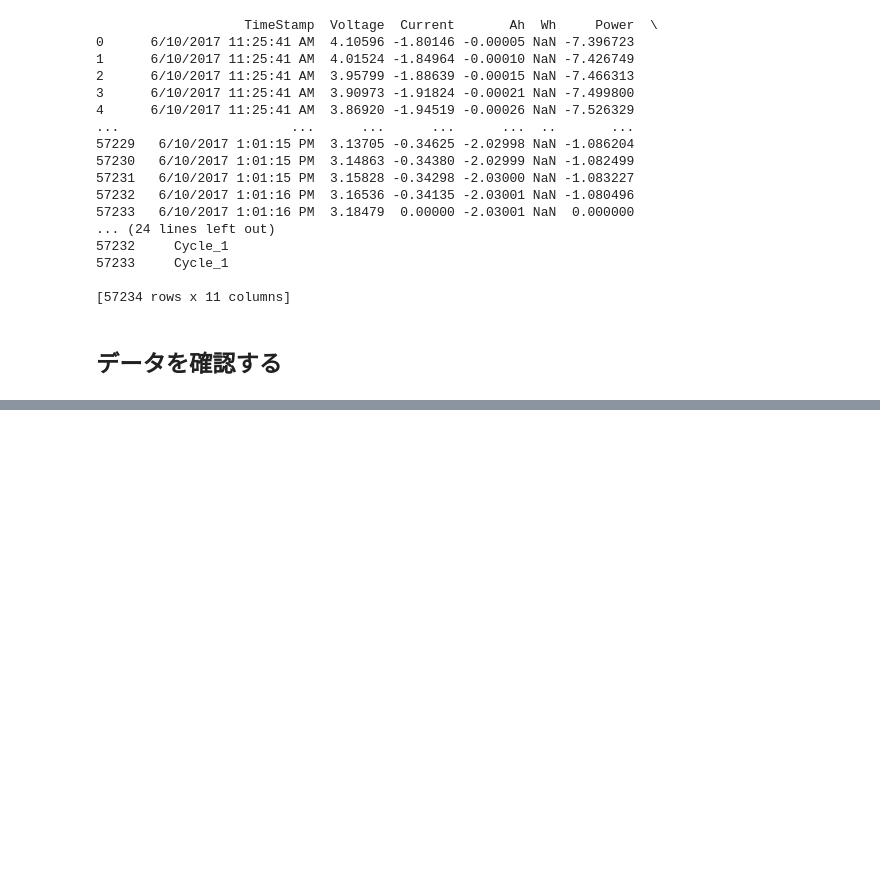
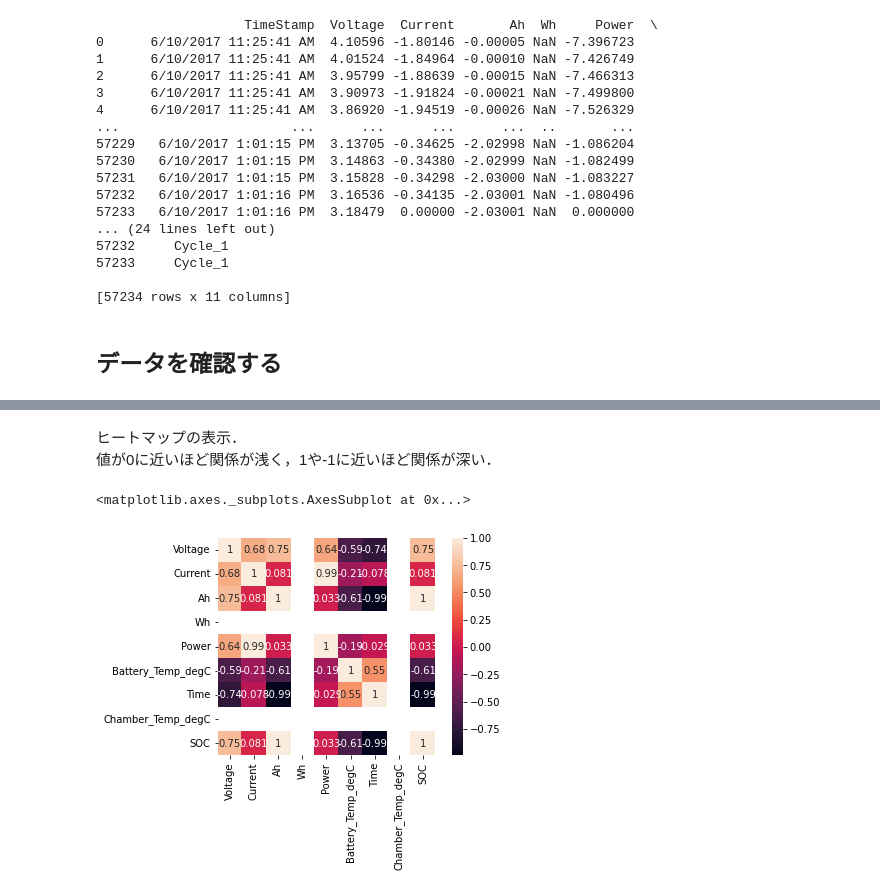
Before and after one commit to takatoshiinaoka/google_colaboratory, a Jupyter notebook: ゼロから始める機械学習1.ipynb, the cells around one changed output, grey strips where cells are left out. Cells and saved outputs as stored; diff of their text form; code cells hidden in the pictures; blank space fills up the shorter version.

```diff
--- a/ゼロから始める機械学習1.ipynb
+++ b/ゼロから始める機械学習1.ipynb
@@ -66,0 +97,3 @@ df.head()
+# %%
+corr_matrix = df.corr() #相関係数の計算(デフォルトでは，ピアソンの積率相関係数)
+print(corr_matrix)
@@ -66,0 +118,13 @@ df.head()
+# %% [markdown]
+ヒートマップの表示．
+値が0に近いほど関係が浅く，1や-1に近いほど関係が深い．
+# %%
+sns.heatmap(corr_matrix, #相関係数
+            square=True, #正方形で表示
+            annot=True, #数値を表示
+            xticklabels=corr_matrix.columns.values, #x軸のラベル
+            yticklabels=corr_matrix.columns.values #y軸のラベル
+          )
+# %% [output]
+<matplotlib.axes._subplots.AxesSubplot at 0x...>
+[figure, added]
```
Also changed, not shown: parts of 14 cells of this notebook.
